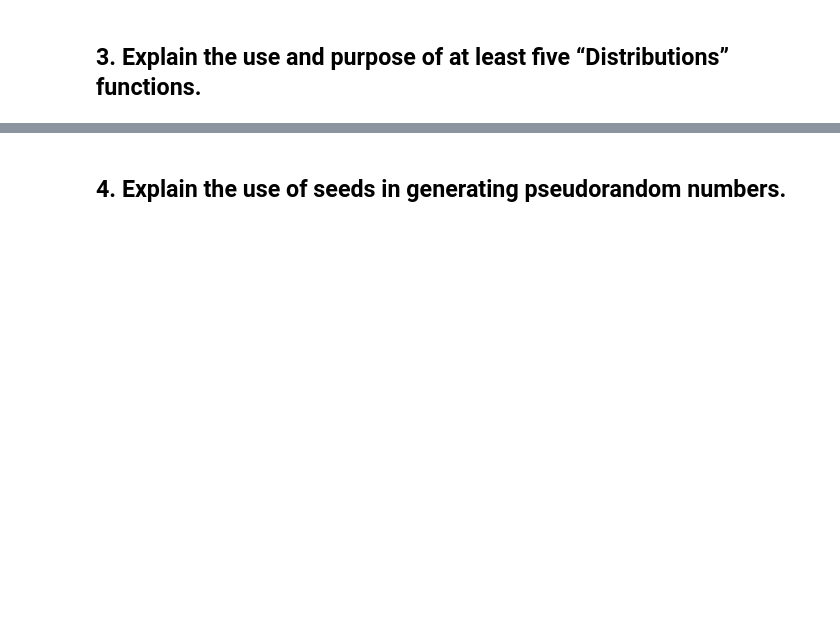
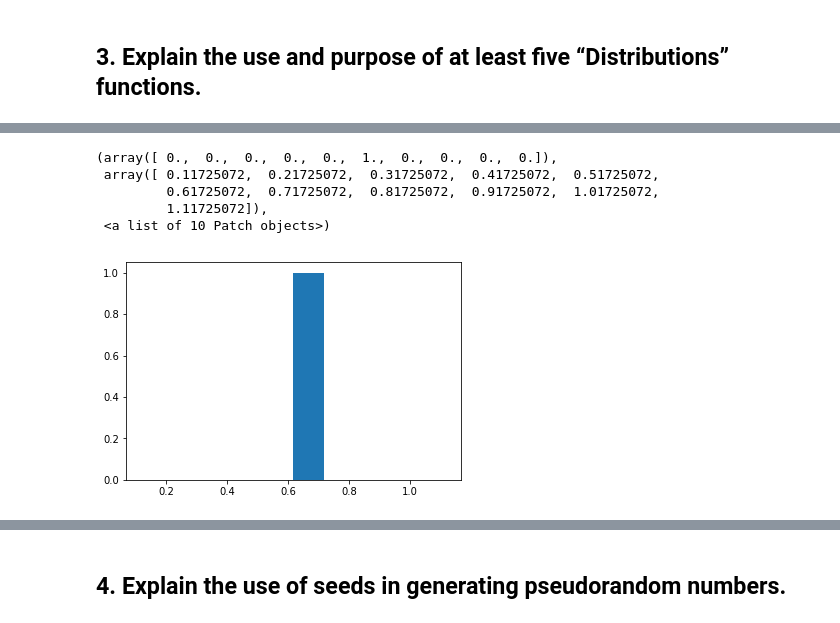
Before and after one commit to MKelly1303/GMIT_52465_Prog_Assignment1, a Jupyter notebook: 52465-Assignment_1_Mark_Kelly.ipynb, the cells around one changed output, grey strips where cells are left out. Drawn from its saved outputs; the diff is of its cells as text; code cells hidden in the pictures; blank space fills up the shorter version.

```diff
--- a/52465-Assignment_1_Mark_Kelly.ipynb
+++ b/52465-Assignment_1_Mark_Kelly.ipynb
@@ -68,0 +154,10 @@ plt.hist(x)
+# %%
+ex = np.random.exponential(1)
+plt.hist(ex)
+# %% [output]
+(array([ 0.,  0.,  0.,  0.,  0.,  1.,  0.,  0.,  0.,  0.]),
+ array([ 0.11725072,  0.21725072,  0.31725072,  0.41725072,  0.51725072,
+         0.61725072,  0.71725072,  0.81725072,  0.91725072,  1.01725072,
+         1.11725072]),
+ <a list of 10 Patch objects>)
+[figure, added]
```
Also changed, not shown: parts of 21 cells of this notebook.
